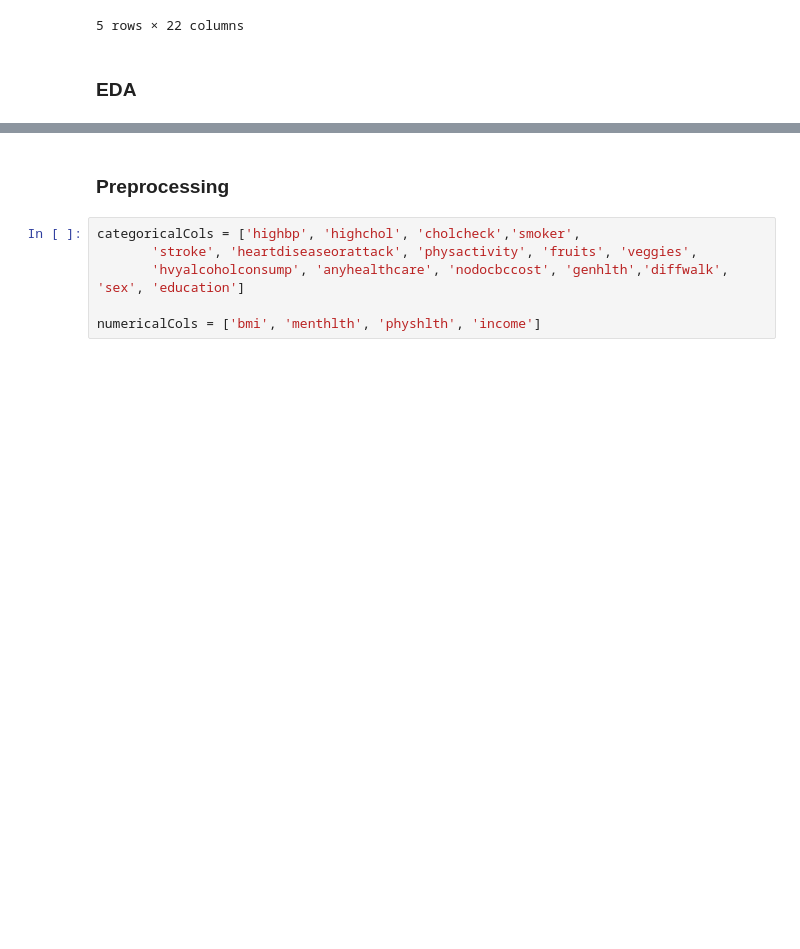
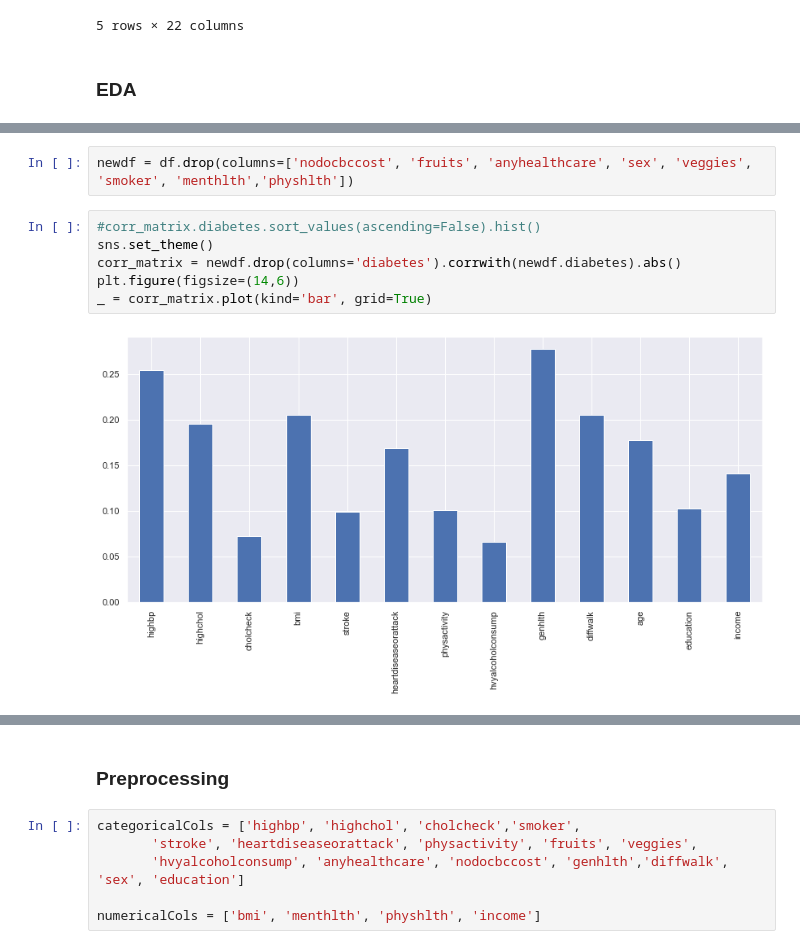
Before and after one commit to maclavijo/MLZoomcamp, a Jupyter notebook: MLZ_MidtermProject/Diabetes.ipynb, the cells around one changed output, grey strips where cells are left out. Drawn from its saved outputs; the diff is of its cells as text; blank space fills up the shorter version.

```diff
--- a/MLZ_MidtermProject/Diabetes.ipynb
+++ b/MLZ_MidtermProject/Diabetes.ipynb
@@ -396,0 +103,10 @@ _ = sns.heatmap(corr_matrix, cmap="Blues", annot=True)
+# %%
+newdf = df.drop(columns=['nodocbccost', 'fruits', 'anyhealthcare', 'sex', 'veggies', 'smoker', 'menthlth','physhlth'])
+# %%
+#corr_matrix.diabetes.sort_values(ascending=False).hist()
+sns.set_theme()
+corr_matrix = newdf.drop(columns='diabetes').corrwith(newdf.diabetes).abs()
+plt.figure(figsize=(14,6))
+_ = corr_matrix.plot(kind='bar', grid=True)
+# %% [output]
+[figure, added]
```
Also changed, not shown: parts of 74 cells of this notebook, 1 other file.
